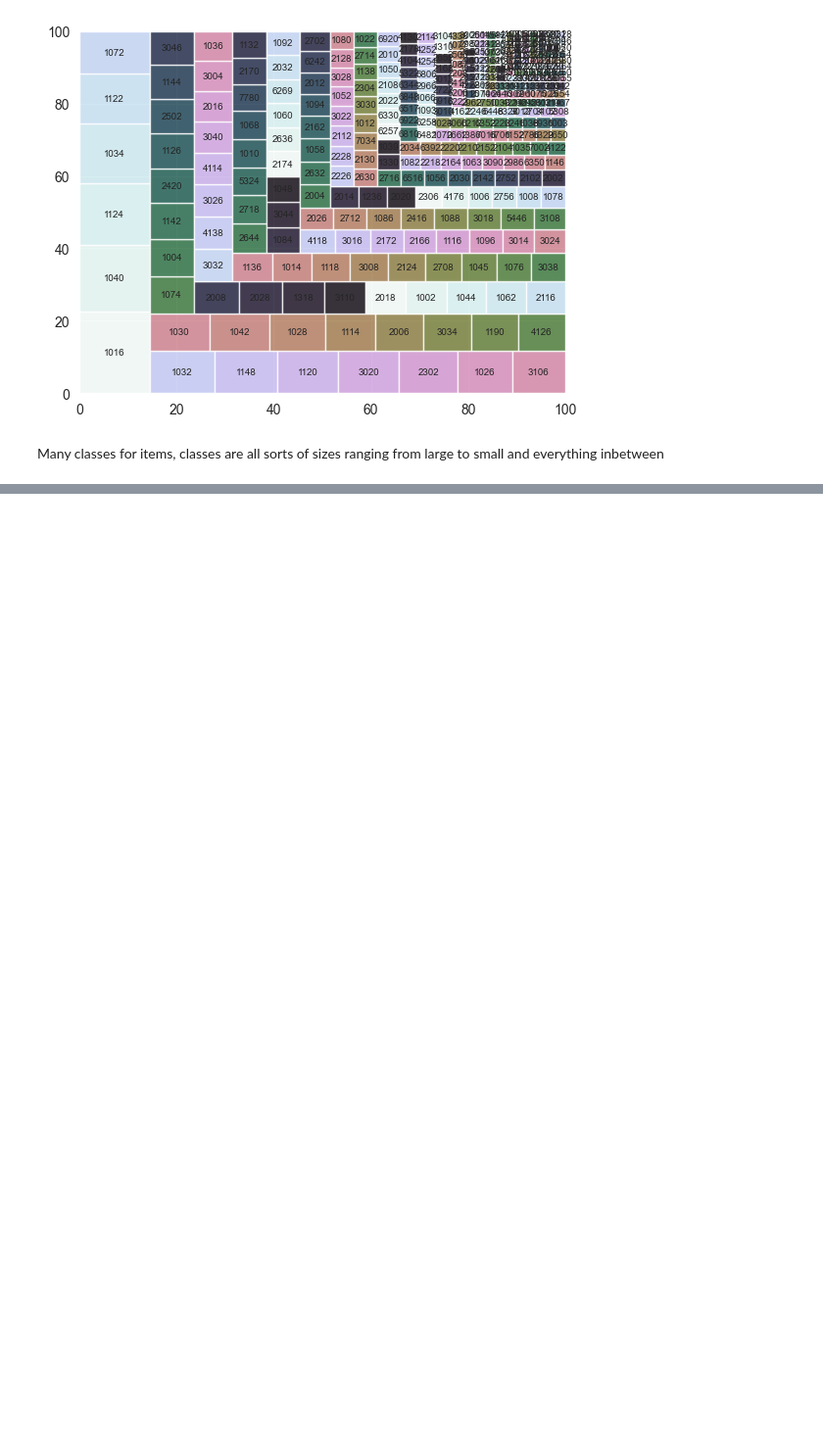
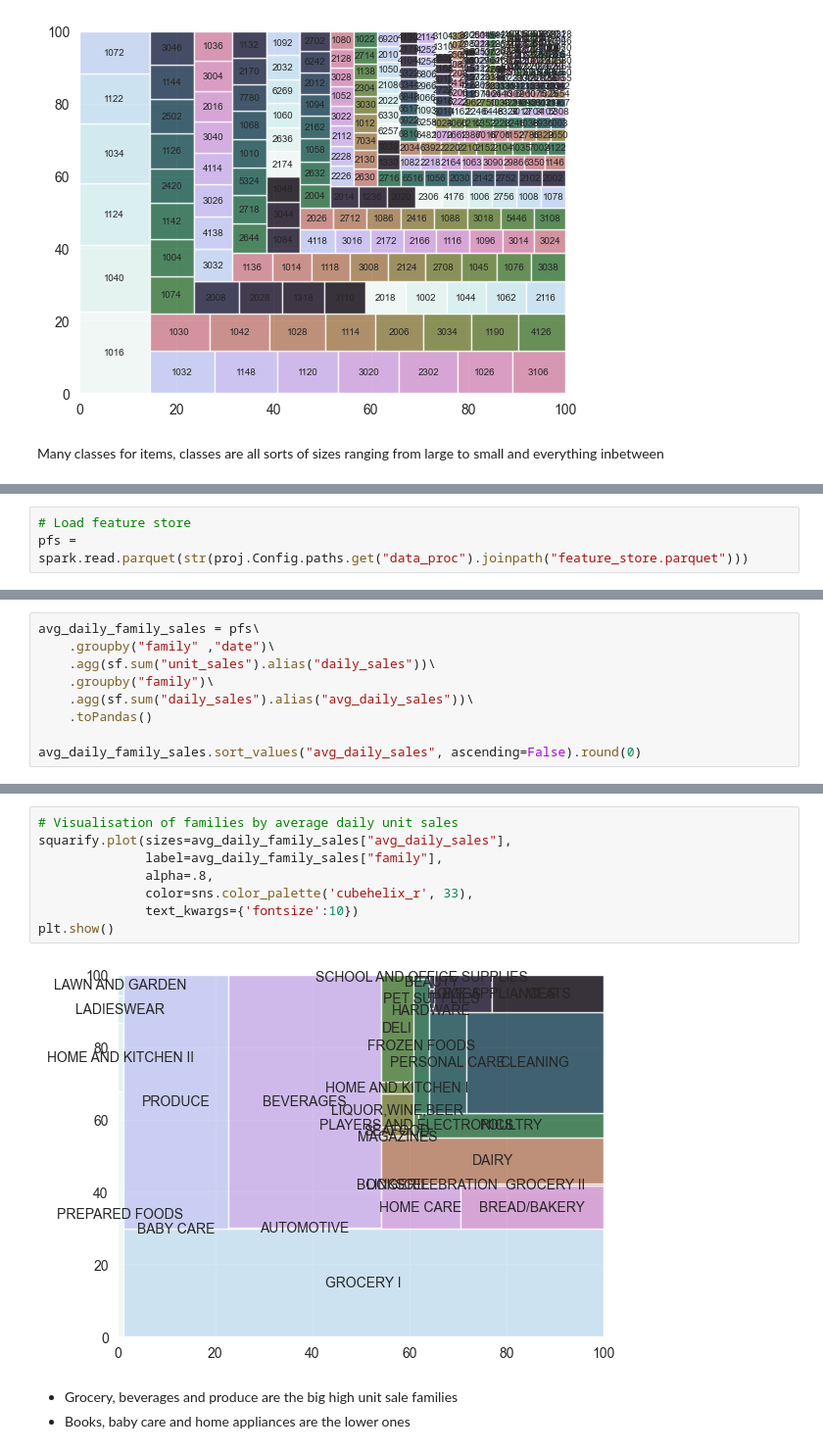
Before and after one commit to ocelot-engineering/supermarketDemandForecasting, a Jupyter notebook: src/eda/eda_items.ipynb, the cells around one changed output, grey strips where cells are left out. Shown at 98% size. Drawn from its saved outputs; the diff is of its cells as text; blank space fills up the shorter version.

Commit message:
More EDA for items and stores - top selling items, stores, cities and item families

```diff
--- a/src/eda/eda_items.ipynb
+++ b/src/eda/eda_items.ipynb
@@ -79,0 +82,3 @@ Many classes for items, classes are all sorts of sizes ranging from large to sma
+# %%
+# Load feature store
+pfs = spark.read.parquet(str(proj.Config.paths.get("data_proc").joinpath("feature_store.parquet")))
@@ -79,0 +108,9 @@ Many classes for items, classes are all sorts of sizes ranging from large to sma
+# %%
+avg_daily_family_sales = pfs\
+    .groupby("family" ,"date")\
+    .agg(sf.sum("unit_sales").alias("daily_sales"))\
+    .groupby("family")\
+    .agg(sf.sum("daily_sales").alias("avg_daily_sales"))\
+    .toPandas()
+
+avg_daily_family_sales.sort_values("avg_daily_sales", ascending=False).round(0)
@@ -79,0 +135,13 @@ Many classes for items, classes are all sorts of sizes ranging from large to sma
+# %%
+# Visualisation of families by average daily unit sales
+squarify.plot(sizes=avg_daily_family_sales["avg_daily_sales"],
+              label=avg_daily_family_sales["family"],
+              alpha=.8,
+              color=sns.color_palette('cubehelix_r', 33),
+              text_kwargs={'fontsize':10})
+plt.show()
+# %% [output]
+[figure, added]
+# %% [markdown]
+- Grocery, beverages and produce are the big high unit sale families
+- Books, baby care and home appliances are the lower ones
```
Also changed, not shown: parts of 5 cells of this notebook, 3 other files.
